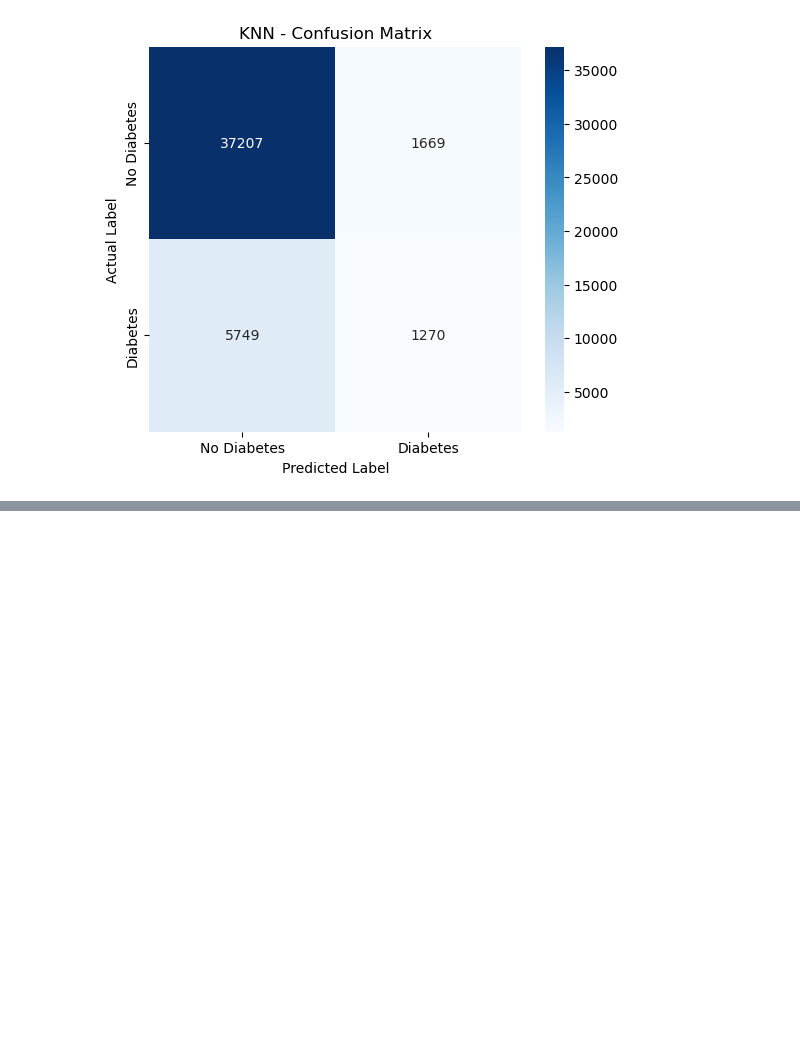
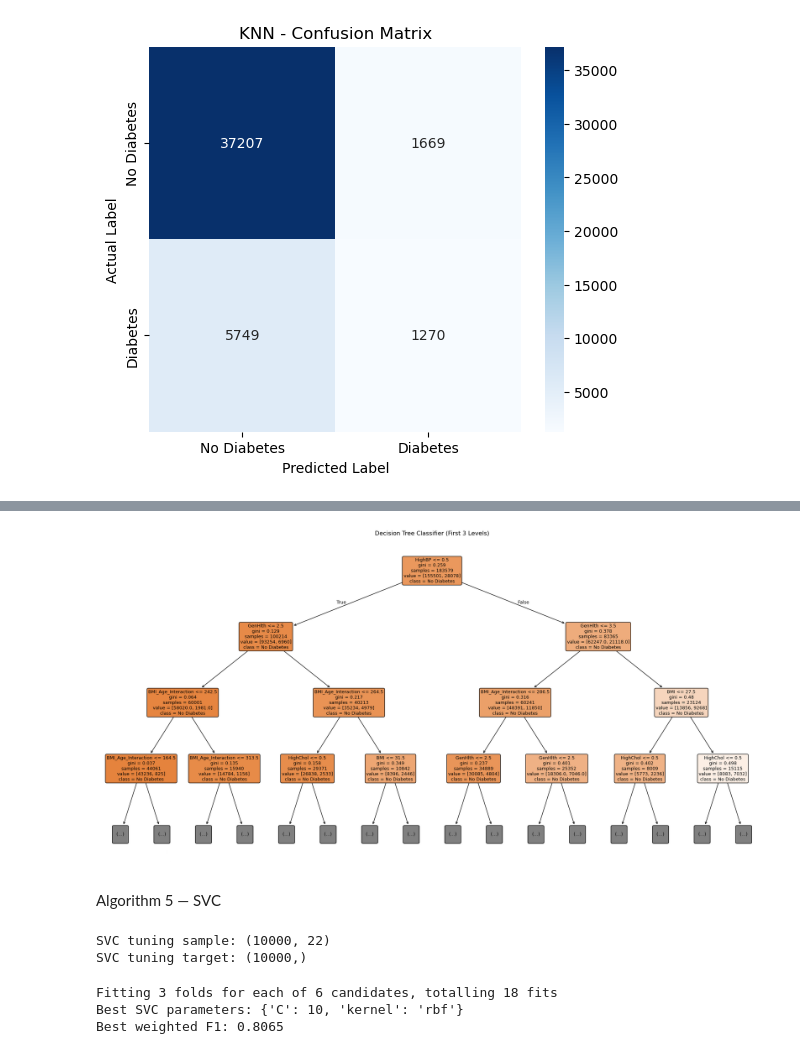
Before and after one commit to kartik815/ML-Diabetes-Case-Study, a Jupyter notebook: notebooks/classification.ipynb, the cells around one changed output, grey strips where cells are left out. Saved outputs shown, nothing was run; the diff lists cells and outputs as text; code cells hidden in the pictures; blank space fills up the shorter version.

```diff
--- a/notebooks/classification.ipynb
+++ b/notebooks/classification.ipynb
@@ -1122,0 +1376,73 @@ plt.show()
+# %%
+# ============================================================
+# 7.6 DECISION TREE - VISUALIZATION
+# ============================================================
+
+from sklearn.tree import plot_tree
+
+plt.figure(figsize=(24, 12))
+
+plot_tree(
+    dt_model,
+    feature_names=X.columns,
+    class_names=["No Diabetes", "Diabetes"],
+    filled=True,
+    rounded=True,
+    max_depth=3,
+    fontsize=9
+)
+
+plt.title("Decision Tree Classifier (First 3 Levels)")
+plt.show()
+# %% [output]
+[figure, added]
+# %% [markdown]
+Algorithm 5 — SVC
+# %%
+# ============================================================
+# 8.1 SVC - TRAINING SAMPLE
+# ============================================================
+
+X_svc_tune, _, y_svc_tune, _ = train_test_split(
+    X_train_scaled,
+    y_train,
+    train_size=10000,
+    random_state=RANDOM_STATE,
+    stratify=y_train
+)
+
+print("SVC tuning sample:", X_svc_tune.shape)
+print("SVC tuning target:", y_svc_tune.shape)
+# %% [output]
+SVC tuning sample: (10000, 22)
+SVC tuning target: (10000,)
+# %%
+# ============================================================
+# 8.2 SVC - HYPERPARAMETER TUNING
+# ============================================================
+
+svc_param_grid = {
+    "C": [0.1, 1, 10],
+    "kernel": ["linear", "rbf"]
+}
+
+svc_grid = GridSearchCV(
+    estimator=SVC(
+        random_state=RANDOM_STATE,
+        probability=True
+    ),
+    param_grid=svc_param_grid,
+    scoring="f1_weighted",
+    cv=3,
+    n_jobs=-1,
+    verbose=1
+)
+
+svc_grid.fit(X_svc_tune, y_svc_tune)
+
+print("Best SVC parameters:", svc_grid.best_params_)
+print("Best weighted F1:", round(svc_grid.best_score_, 4))
+# %% [output]
+Fitting 3 folds for each of 6 candidates, totalling 18 fits
+Best SVC parameters: {'C': 10, 'kernel': 'rbf'}
+Best weighted F1: 0.8065
```
Also changed, not shown: parts of 36 cells of this notebook.
